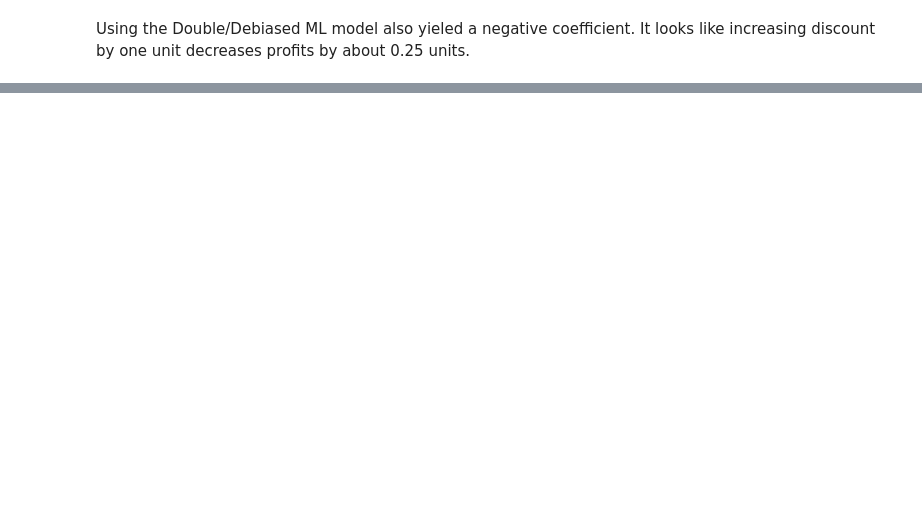
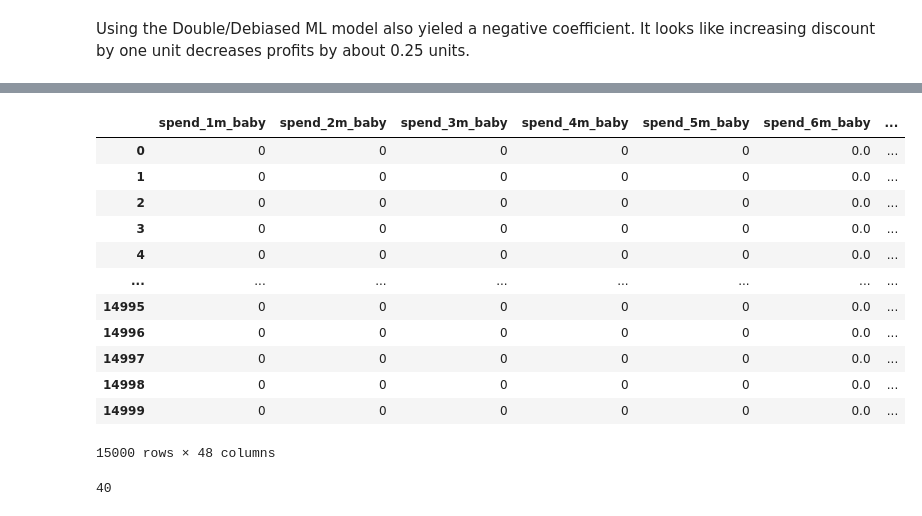
Before and after one commit to GregoryTomy/causal-inference, a Jupyter notebook: 5_double_ml.ipynb, the cells around one changed output, grey strips where cells are left out. Cells and saved outputs as stored; diff of their text form; code cells hidden in the pictures; blank space fills up the shorter version.

```diff
--- a/5_double_ml.ipynb
+++ b/5_double_ml.ipynb
@@ -291,0 +315,20 @@ Using the Double/Debiased ML model also yieled a negative coefficient. It looks
+# %%
+train_denoised
+# %% [output]
+|  | spend_1m_baby | spend_2m_baby | spend_3m_baby | spend_4m_baby | spend_5m_baby | spend_6m_baby | ... |
+| 0 | 0 | 0 | 0 | 0 | 0 | 0.0 | ... |
+| 1 | 0 | 0 | 0 | 0 | 0 | 0.0 | ... |
+| 2 | 0 | 0 | 0 | 0 | 0 | 0.0 | ... |
+| 3 | 0 | 0 | 0 | 0 | 0 | 0.0 | ... |
+| 4 | 0 | 0 | 0 | 0 | 0 | 0.0 | ... |
+| ... | ... | ... | ... | ... | ... | ... | ... |
+| 14995 | 0 | 0 | 0 | 0 | 0 | 0.0 | ... |
+| 14996 | 0 | 0 | 0 | 0 | 0 | 0.0 | ... |
+| 14997 | 0 | 0 | 0 | 0 | 0 | 0.0 | ... |
+| 14998 | 0 | 0 | 0 | 0 | 0 | 0.0 | ... |
+| 14999 | 0 | 0 | 0 | 0 | 0 | 0.0 | ... |
+15000 rows × 48 columns
+# %%
+len(train_denoised[feature_columns].columns)
+# %% [output]
+40
```
Also changed, not shown: parts of 21 cells of this notebook, 2 other files.
